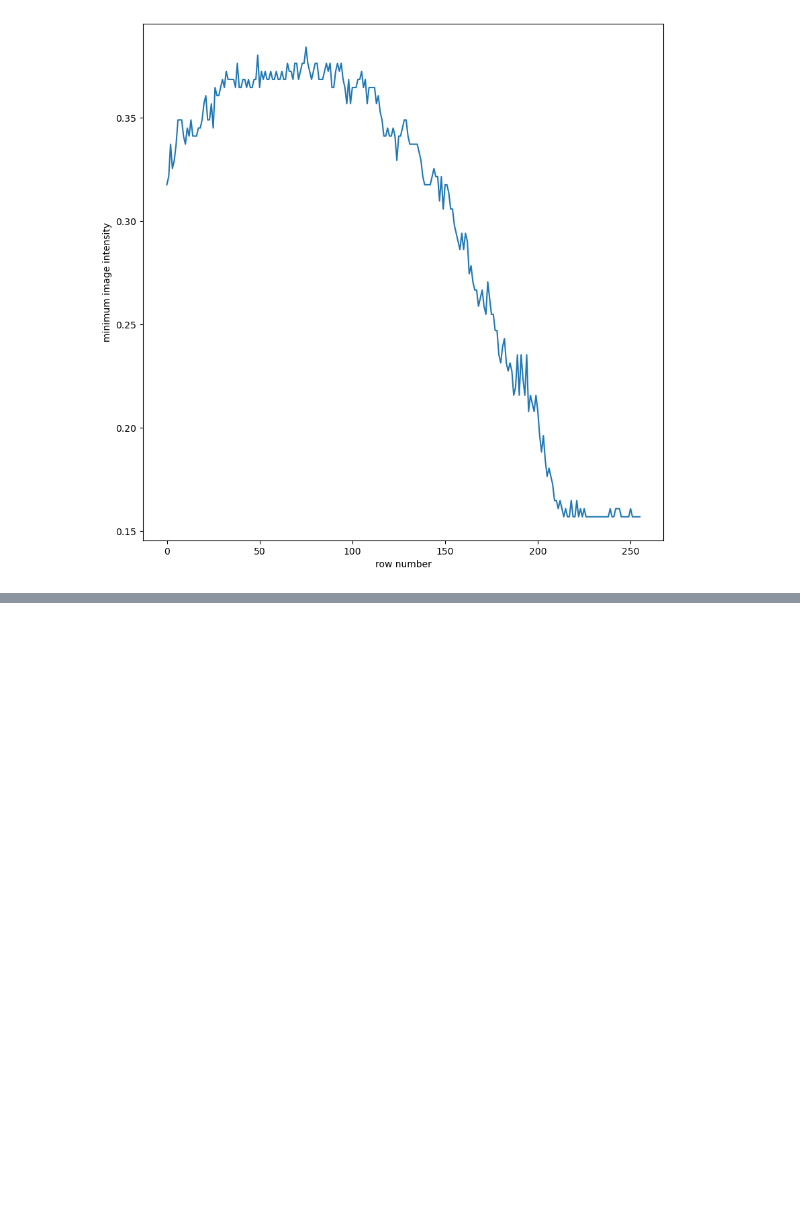
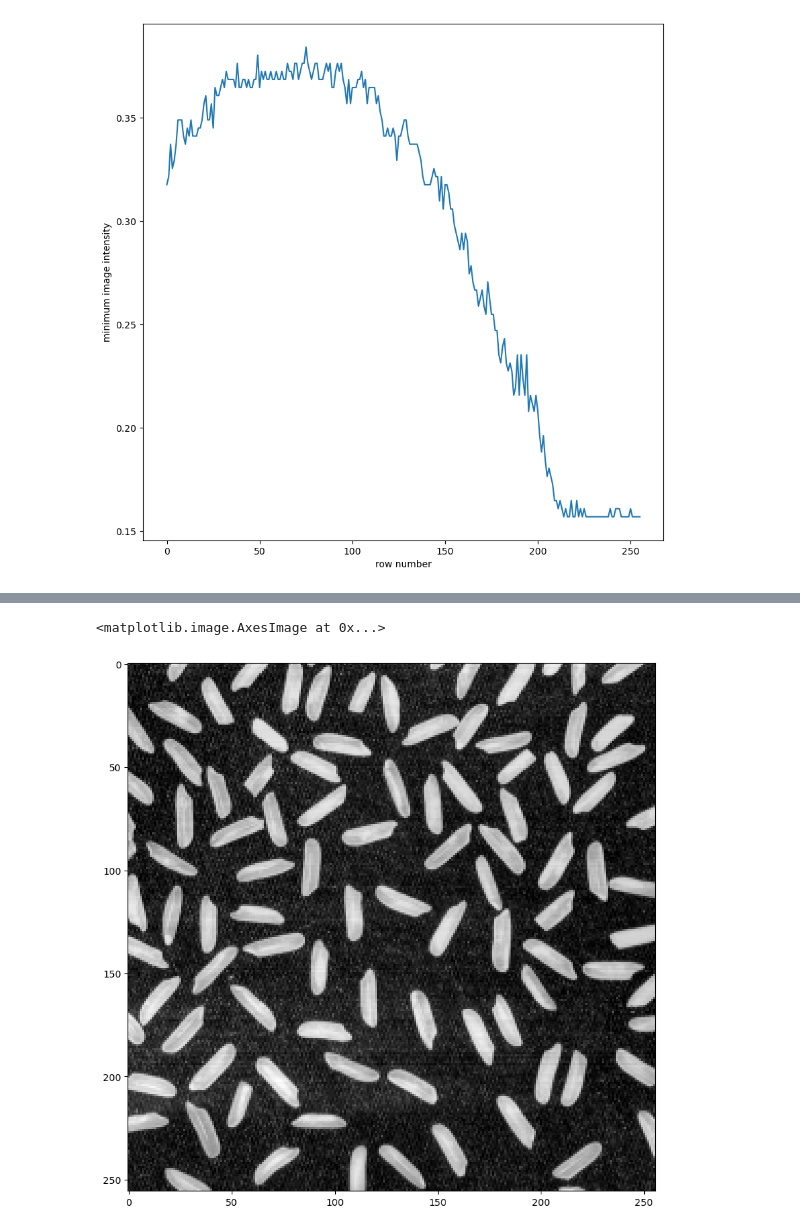
Before and after one commit to dudomatik/comp_vis, a Jupyter notebook: Ex2/02a-binarization.ipynb, the cells around one changed output, grey strips where cells are left out. Saved outputs shown, nothing was run; the diff lists cells and outputs as text; code cells hidden in the pictures; blank space fills up the shorter version.

```diff
--- a/Ex2/02a-binarization.ipynb
+++ b/Ex2/02a-binarization.ipynb
@@ -226,0 +273,6 @@ Text(0, 0.5, 'minimum image intensity')
+# %%
+im_norm = im - brightness
+plt.imshow(im_norm,cmap="gray")
+# %% [output]
+<matplotlib.image.AxesImage at 0x...>
+[figure, added]
```
Also changed, not shown: parts of 16 cells of this notebook, 26 other files.
